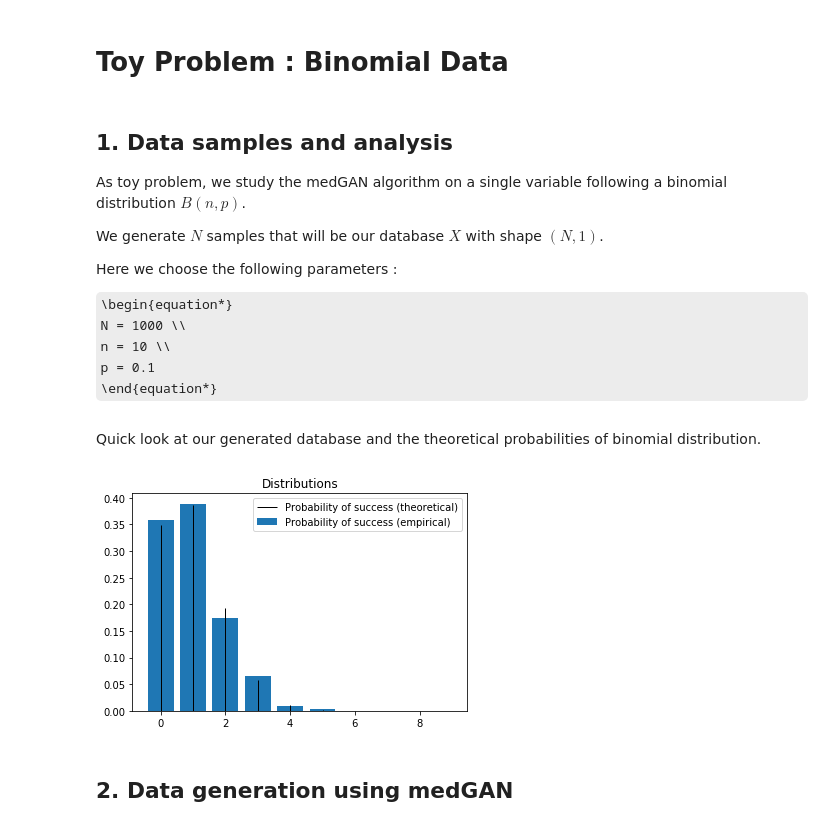
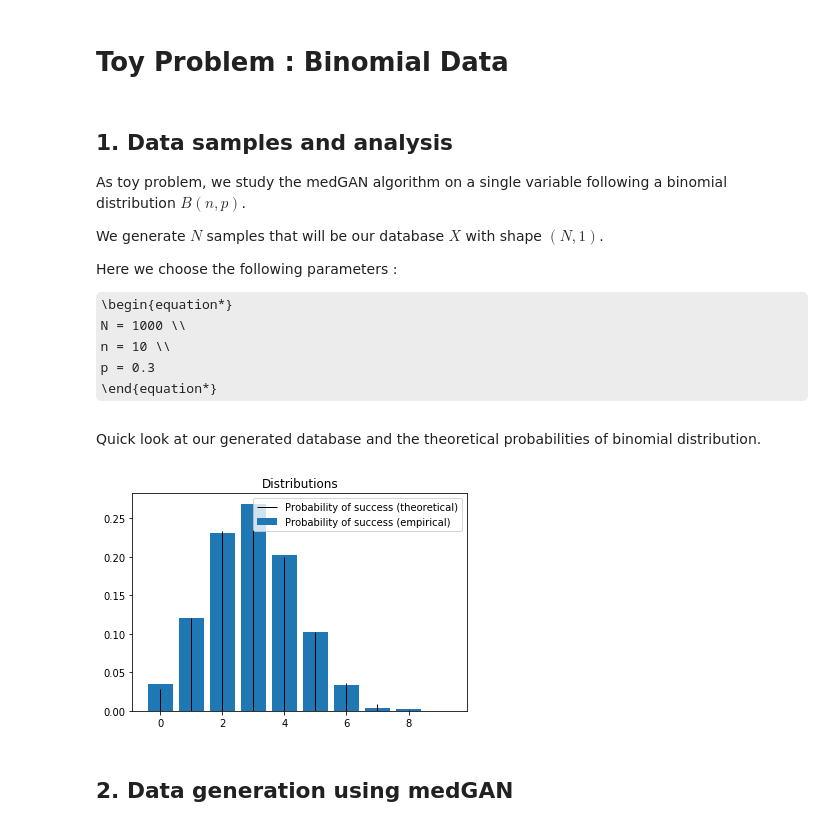
Before and after one commit to thomasgrsp/workaroundmedgan, a Jupyter notebook: notebooks/medgan_toyproblem.ipynb, the cells around one changed output. Saved outputs shown, nothing was run; the diff lists cells and outputs as text; code cells hidden in the pictures; some formulas as TeX source.

```diff
--- a/notebooks/medgan_toyproblem.ipynb
+++ b/notebooks/medgan_toyproblem.ipynb
@@ -20,28 +20,32 @@ Here we choose the following parameters :
 \begin{equation*}
 N = 1000 \\
 n = 10 \\
-p = 0.1
+p = 0.3
 \end{equation*}
 # %%
-n, p = 10, 0.1
+n, p = 10, 0.3
 size = 1000
 
 dist = binom(n, p)
 data = dist.rvs(size)
 
 # Save data to data.matrix.
-# pickle.dump(np.expand_dims(data, 1), open('../data/data_binomial.matrix', 'wb'), -1)
+#pickle.dump(np.expand_dims(data, 1), open('../data/data_binomial.matrix', 'wb'), -1)
+# %%
+th_probabilities = np.apply_along_axis(lambda x: dist.pmf(x), 0, range(n))
+th_frequencies = th_probabilities * size
+emp_frequencies = np.bincount(data, minlength=n)
+emp_probabilities = emp_frequencies / size
 # %% [markdown]
 Quick look at our generated database and the theoretical probabilities of binomial distribution.
 # %%
-counts = np.bincount(data) / size
-plt.bar(np.unique(data), counts, label='Probability of success (empirical)')
-plt.vlines(range(n), 0, dist.pmf(range(n)), colors='k', linestyles='-', lw=1,label='Probability of success (theoretical)')
+plt.bar(range(n), emp_probabilities, label='Probability of success (empirical)')
+plt.vlines(range(n), 0, th_probabilities, colors='k', linestyles='-', lw=1,label='Probability of success (theoretical)')
 plt.legend()
 plt.title('Distributions')
 plt.show()
 # %% [output]
-[figure, old version]
+[figure, new version]
 # %% [markdown]
 ## 2. Data generation using medGAN
 # %% [markdown]
```
Also changed, not shown: parts of 15 cells of this notebook, 4 other files.
